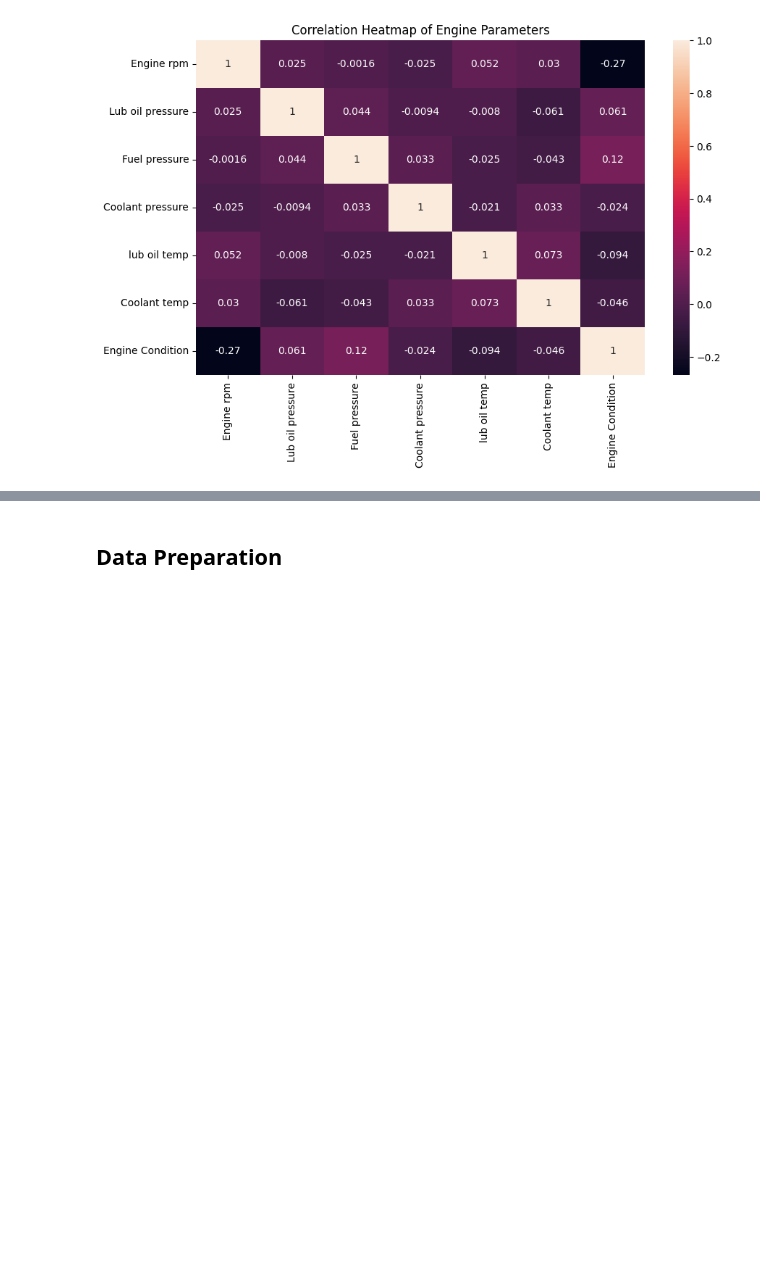
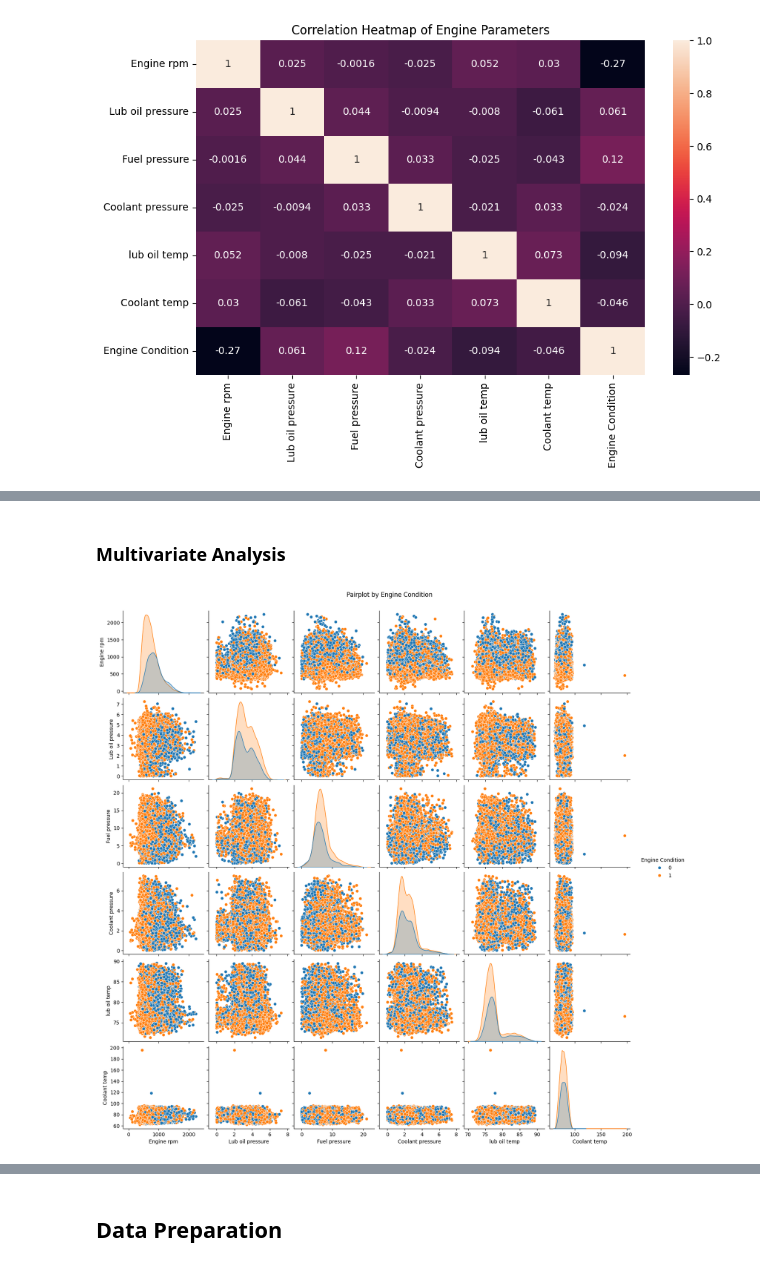
Before and after one commit to tushar77more/engine_predictive_maintenance, a Jupyter notebook: Predictive_Maintenance_final_Report.ipynb, the cells around one changed output, grey strips where cells are left out. Cells and saved outputs as stored; diff of their text form; code cells hidden in the pictures; blank space fills up the shorter version.

```diff
--- a/Predictive_Maintenance_final_Report.ipynb
+++ b/Predictive_Maintenance_final_Report.ipynb
@@ -336,0 +374,9 @@ The data is highly suitable for:
+# %% [markdown]
+### Multivariate Analysis
+# %%
+# Pairplot colored by Engine Condition (multivariate)
+sns.pairplot(df, hue="Engine Condition", diag_kind="kde")
+plt.suptitle("Pairplot by Engine Condition", y=1.02)
+plt.show()
+# %% [output]
+[figure, added]
```
Also changed, not shown: parts of 31 cells of this notebook.
